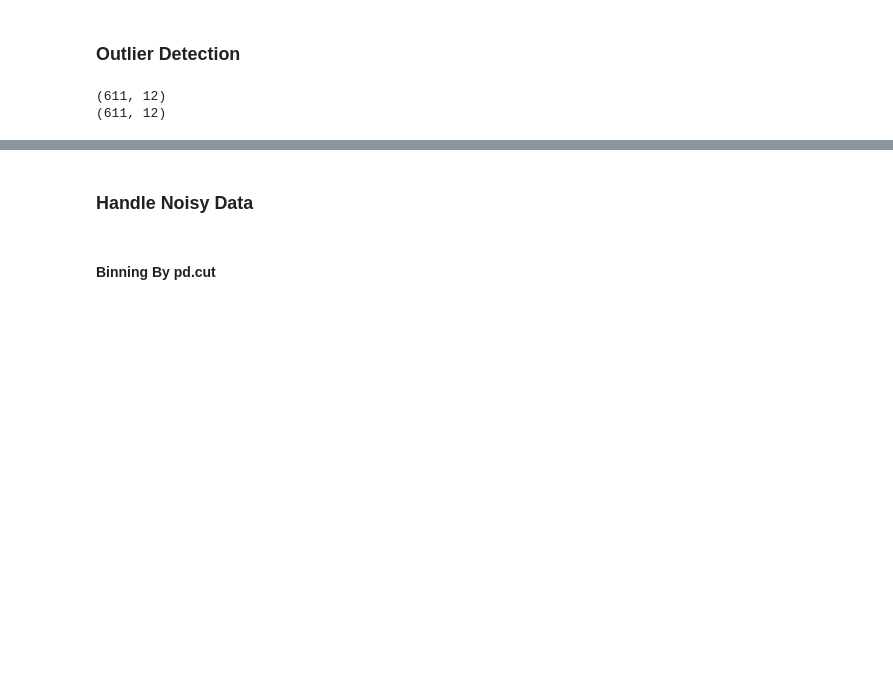
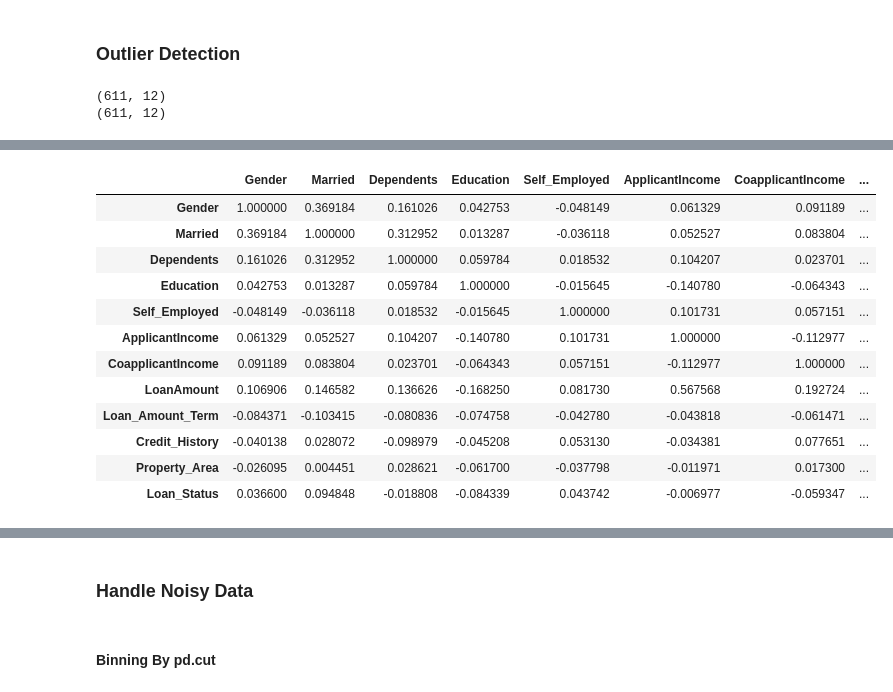
Before and after one commit to PerfectionistAF/Loan-Prediction, a Jupyter notebook: our work/to submit.ipynb, the cells around one changed output, grey strips where cells are left out. Saved outputs shown, nothing was run; the diff lists cells and outputs as text; code cells hidden in the pictures; blank space fills up the shorter version.

```diff
--- a/our work/to submit.ipynb
+++ b/our work/to submit.ipynb
@@ -567,3 +580,37 @@ print(TrainData.shape)
 # %% [output]
 (611, 12)
 (611, 12)
+# %%
+# Another numerical approach is using standardized residuals from a multilinear regression model.
+# Note: since we previously encoded our dataset, we can use this method.
+
+from sklearn.linear_model import LinearRegression
+
+X= TrainData.iloc[:, :-1].values
+y= TrainData.iloc[:, -1].values
+
+reg = LinearRegression()
+model = reg.fit(X, y)
+print("regression coefficients: ", reg.coef_)
+print("regression intercept: ", reg.intercept_)
+print("model evaluation (r^2)", reg.score(X, y)) #R^2
+
+predicted = model.predict(X)
+residuals = list(np.subtract(y, predicted))
+standardized_residuals = residuals / np.std(residuals) # |value| > 2 is outlier
+# print("\n", y, "\n")
+# print(predicted, "\n")
+#print(standardized_residuals, "\n") # 13 outlier
+
+TrainData_LR = TrainData.copy()
+TrainData_LR['standardized_residuals'] = standardized_residuals
+
+
+
+# removing outliers
+TrainData_LR = TrainData_LR.drop(index=[row for row in TrainData_LR.index if
+                                        TrainData_LR.loc[row, 'standardized_residuals'] > 2
+                                        or TrainData_LR.loc[row, 'standardized_residuals'] < -2])
+# deleting last column
+TrainData_LR = TrainData_LR.drop(columns=['standardized_residuals'])
+TrainData_LR # 13 outlier
@@ -569,0 +635,17 @@ print(TrainData.shape)
+# %%
+# corr matrix (for visualization)
+TrainData_LR.corr()
+# %% [output]
+|  | Gender | Married | Dependents | Education | Self_Employed | ApplicantIncome | CoapplicantIncome | ... |
+| Gender | 1.000000 | 0.369184 | 0.161026 | 0.042753 | -0.048149 | 0.061329 | 0.091189 | ... |
+| Married | 0.369184 | 1.000000 | 0.312952 | 0.013287 | -0.036118 | 0.052527 | 0.083804 | ... |
+| Dependents | 0.161026 | 0.312952 | 1.000000 | 0.059784 | 0.018532 | 0.104207 | 0.023701 | ... |
+| Education | 0.042753 | 0.013287 | 0.059784 | 1.000000 | -0.015645 | -0.140780 | -0.064343 | ... |
+| Self_Employed | -0.048149 | -0.036118 | 0.018532 | -0.015645 | 1.000000 | 0.101731 | 0.057151 | ... |
+| ApplicantIncome | 0.061329 | 0.052527 | 0.104207 | -0.140780 | 0.101731 | 1.000000 | -0.112977 | ... |
+| CoapplicantIncome | 0.091189 | 0.083804 | 0.023701 | -0.064343 | 0.057151 | -0.112977 | 1.000000 | ... |
+| LoanAmount | 0.106906 | 0.146582 | 0.136626 | -0.168250 | 0.081730 | 0.567568 | 0.192724 | ... |
+| Loan_Amount_Term | -0.084371 | -0.103415 | -0.080836 | -0.074758 | -0.042780 | -0.043818 | -0.061471 | ... |
+| Credit_History | -0.040138 | 0.028072 | -0.098979 | -0.045208 | 0.053130 | -0.034381 | 0.077651 | ... |
+| Property_Area | -0.026095 | 0.004451 | 0.028621 | -0.061700 | -0.037798 | -0.011971 | 0.017300 | ... |
+| Loan_Status | 0.036600 | 0.094848 | -0.018808 | -0.084339 | 0.043742 | -0.006977 | -0.059347 | ... |
```
Also changed, not shown: parts of 12 cells of this notebook, 2 other files.
